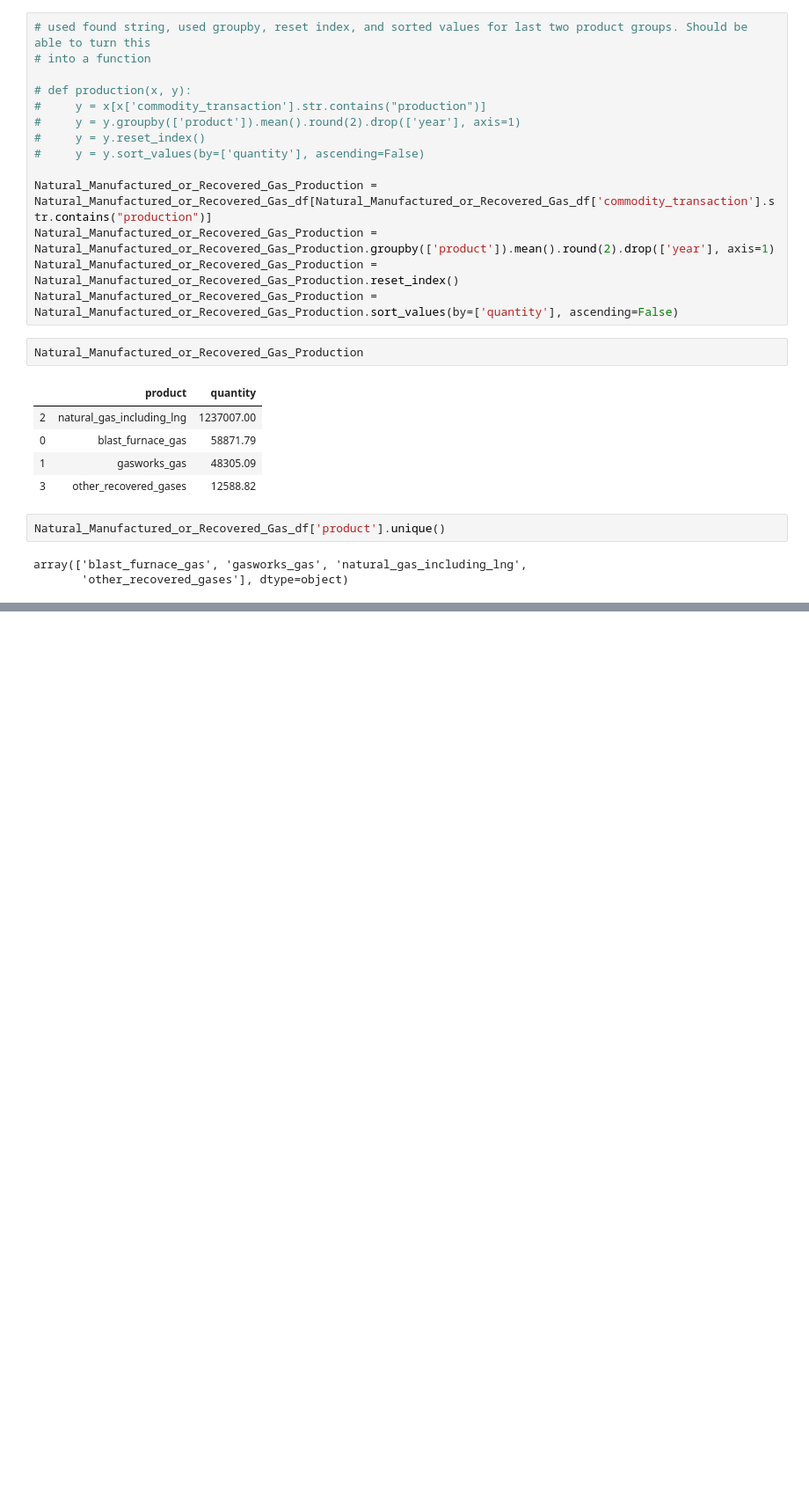
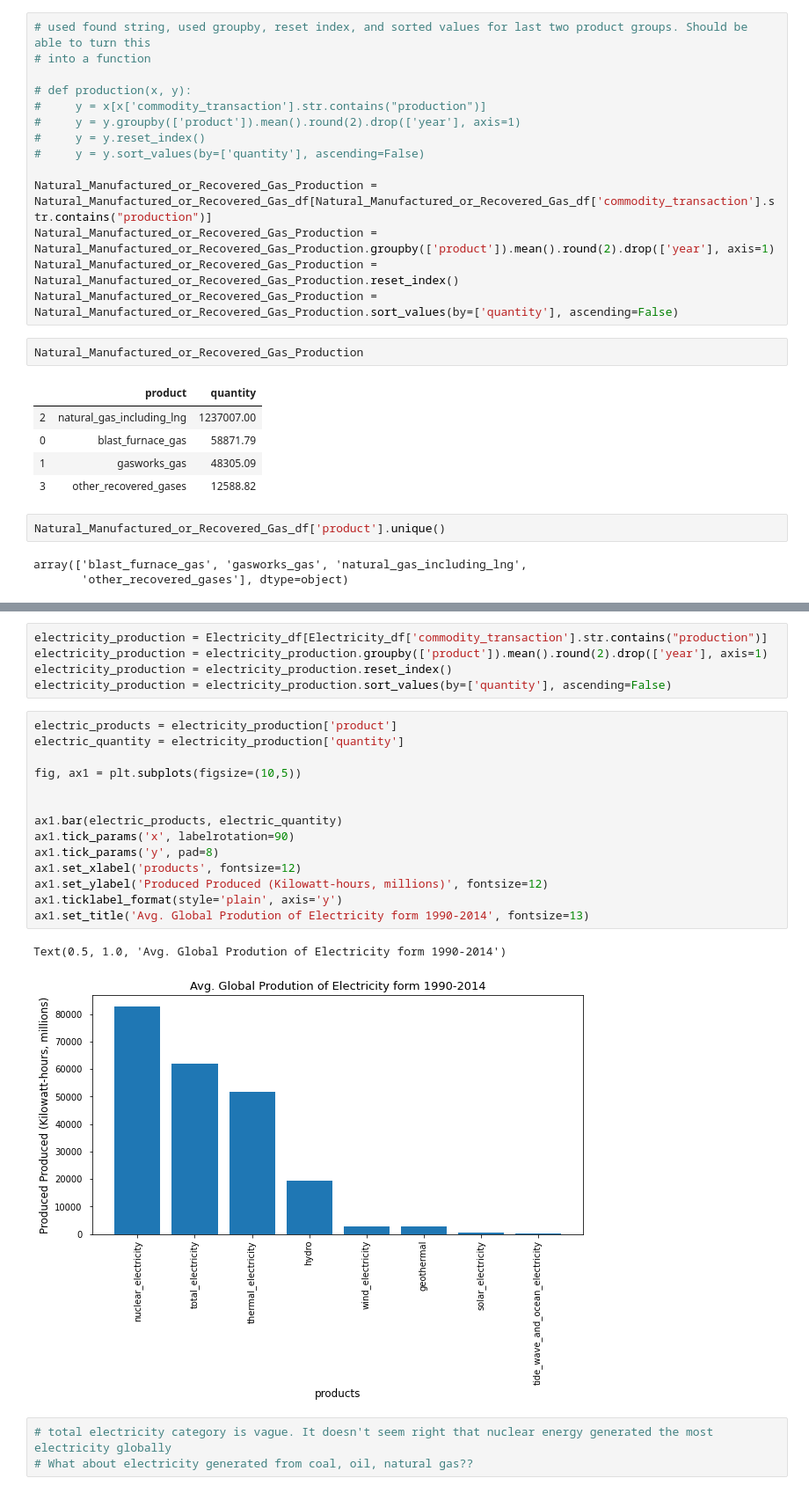
Before and after one commit to philipayazi/International-Energy-Statistics, a Jupyter notebook: International_Energy_Statistics.ipynb, the cells around one changed output, grey strips where cells are left out. Shown at 88% size. Drawn from its saved outputs; the diff is of its cells as text; blank space fills up the shorter version.

```diff
--- a/International_Energy_Statistics.ipynb
+++ b/International_Energy_Statistics.ipynb
@@ -446,0 +463,25 @@ array(['blast_furnace_gas', 'gasworks_gas', 'natural_gas_including_lng',
+# %%
+electricity_production = Electricity_df[Electricity_df['commodity_transaction'].str.contains("production")]
+electricity_production = electricity_production.groupby(['product']).mean().round(2).drop(['year'], axis=1)
+electricity_production = electricity_production.reset_index()
+electricity_production = electricity_production.sort_values(by=['quantity'], ascending=False)
+# %%
+electric_products = electricity_production['product']
+electric_quantity = electricity_production['quantity']
+
+fig, ax1 = plt.subplots(figsize=(10,5))
+
+
+ax1.bar(electric_products, electric_quantity)
+ax1.tick_params('x', labelrotation=90)
+ax1.tick_params('y', pad=8)
+ax1.set_xlabel('products', fontsize=12)
+ax1.set_ylabel('Produced Produced (Kilowatt-hours, millions)', fontsize=12)
+ax1.ticklabel_format(style='plain', axis='y')
+ax1.set_title('Avg. Global Prodution of Electricity form 1990-2014', fontsize=13)
+# %% [output]
+Text(0.5, 1.0, 'Avg. Global Prodution of Electricity form 1990-2014')
+[figure, added]
+# %%
+# total electricity category is vague. It doesn't seem right that nuclear energy generated the most electricity globally
+# What about electricity generated from coal, oil, natural gas??
```
Also changed, not shown: parts of 15 cells of this notebook.
